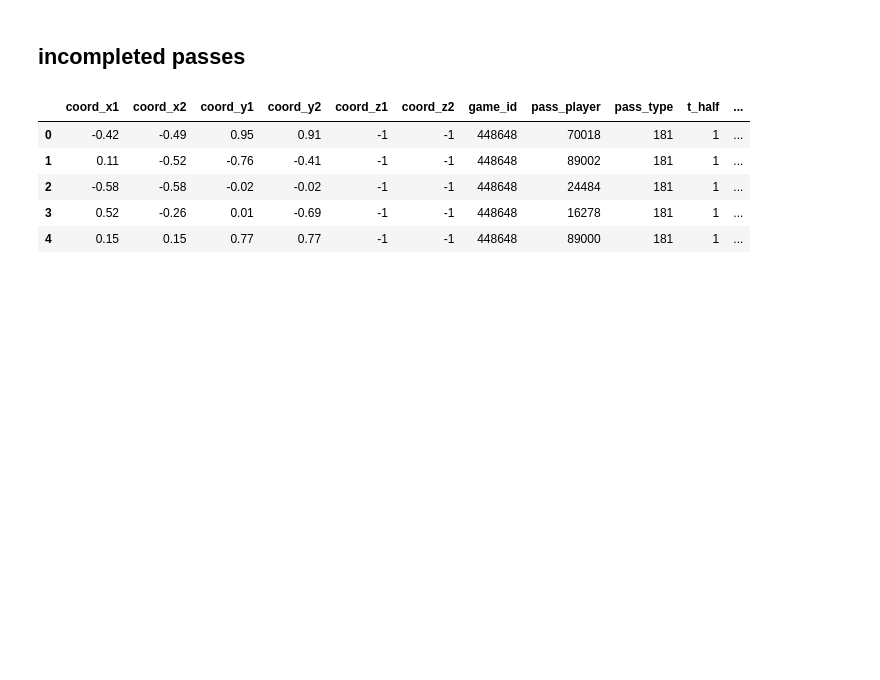
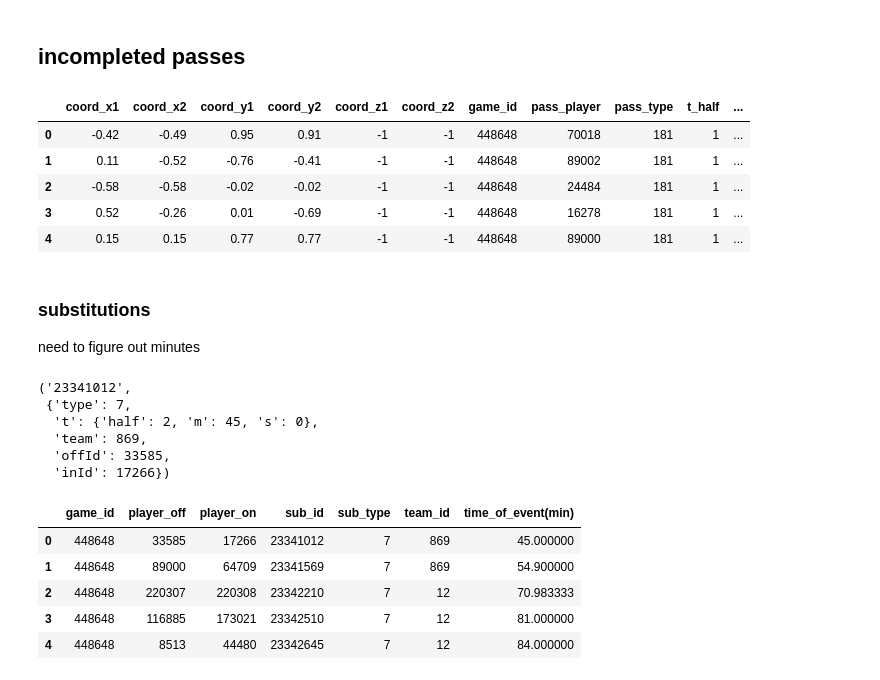
Before and after one commit to d-v-dlee/super_liga_xg, a Jupyter notebook: test_shot_types.ipynb, the cells around one changed output. Cells and saved outputs as stored; diff of their text form; code cells hidden in the pictures; blank space fills up the shorter version.

```diff
--- a/test_shot_types.ipynb
+++ b/test_shot_types.ipynb
@@ -363,3 +474,31 @@ incompleted_passes_df.head()
 | 2 | -0.58 | -0.58 | -0.02 | -0.02 | -1 | -1 | 448648 | 24484 | 181 | 1 | ... |
 | 3 | 0.52 | -0.26 | 0.01 | -0.69 | -1 | -1 | 448648 | 16278 | 181 | 1 | ... |
 | 4 | 0.15 | 0.15 | 0.77 | 0.77 | -1 | -1 | 448648 | 89000 | 181 | 1 | ... |
+# %% [markdown]
+### substitutions
+
+need to figure out minutes
+# %%
+data['incidences'].keys()
+subs = list(data['incidences']['substitutions'].items())
+# %%
+subs[0]
+# %% [output]
+('23341012',
+ {'type': 7,
+  't': {'half': 2, 'm': 45, 's': 0},
+  'team': 869,
+  'offId': 33585,
+  'inId': 17266})
+# %%
+subs_dicts = [flatten_sub(sub, game_id) for sub in subs]
+subs_df = pd.DataFrame(subs_dicts)
+# %%
+subs_df
+# %% [output]
+|  | game_id | player_off | player_on | sub_id | sub_type | team_id | time_of_event(min) |
+| 0 | 448648 | 33585 | 17266 | 23341012 | 7 | 869 | 45.000000 |
+| 1 | 448648 | 89000 | 64709 | 23341569 | 7 | 869 | 54.900000 |
+| 2 | 448648 | 220307 | 220308 | 23342210 | 7 | 12 | 70.983333 |
+| 3 | 448648 | 116885 | 173021 | 23342510 | 7 | 12 | 81.000000 |
+| 4 | 448648 | 8513 | 44480 | 23342645 | 7 | 12 | 84.000000 |
```
Also changed, not shown: parts of 14 cells of this notebook, 4 other files.
